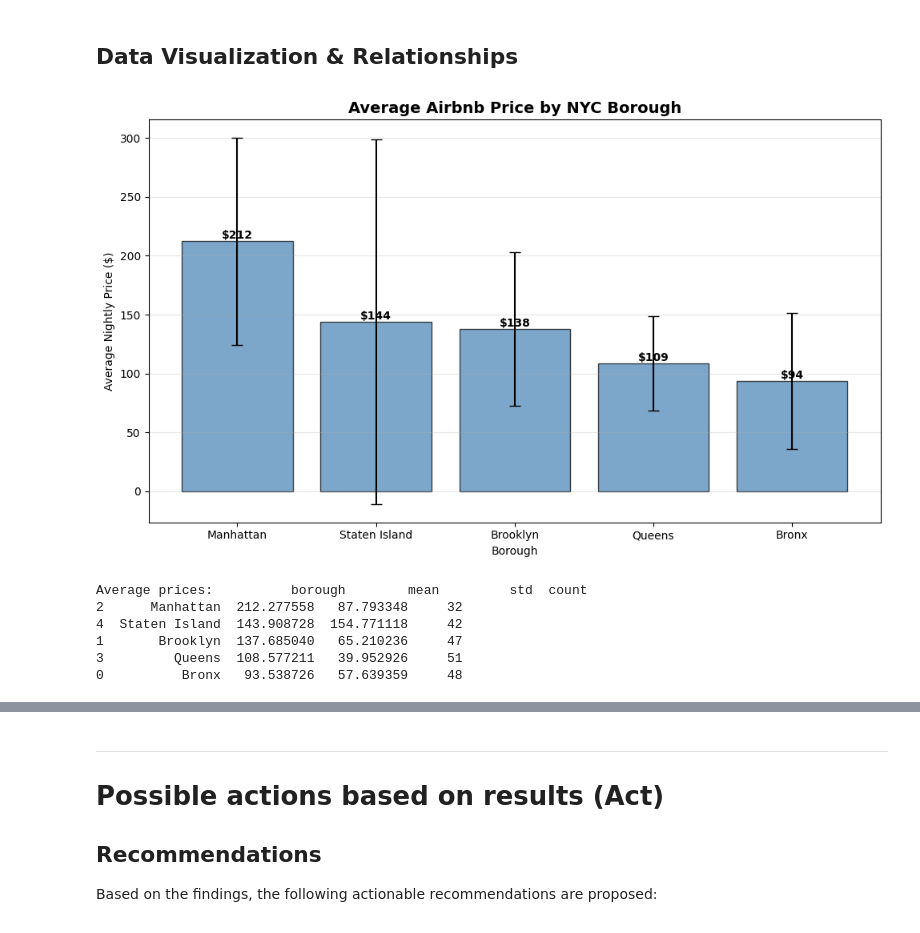
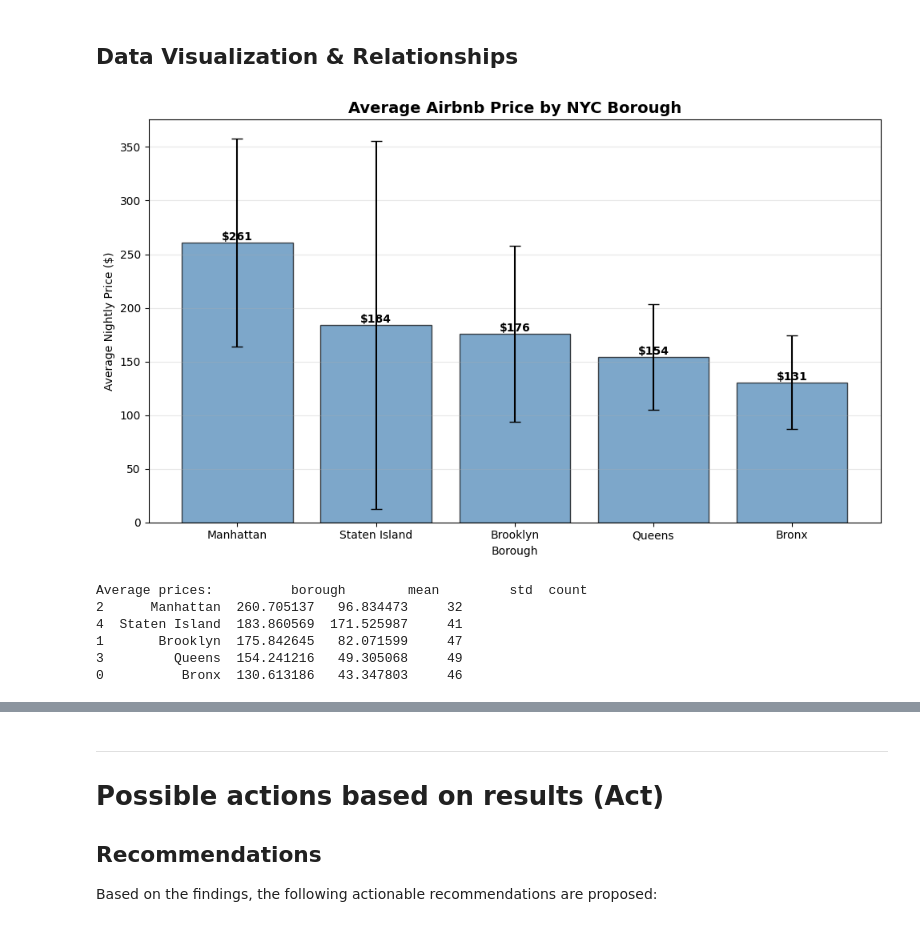
Before and after one commit to nigelyeap/airbnb_nyc, a Jupyter notebook: SC3021 cleaned_ys.ipynb, the cells around one changed output, grey strips where cells are left out. Drawn from its saved outputs; the diff is of its cells as text; code cells hidden in the pictures.

```diff
--- a/SC3021 cleaned_ys.ipynb
+++ b/SC3021 cleaned_ys.ipynb
@@ -1958,7 +1827,7 @@ Before deeper comparisons, we profile the merged neighbourhood-level analysis ta
 # %%
 analysis_cols = [
     'neighbourhood',
-    'average_price',
+    'avg_price_entire_home',
     'shootings_per_10000_2015_2019',
     'mean_arrests_per_1000_2015_2019',
     'trees_per_sq_mile',
@@ -2196,37 +2065,36 @@ Key charts produced during the Analyze phase include:
 ## Data Visualization & Relationships
 # %%
 # Distribution of average price by borough
-import matplotlib.pyplot as plt
 
 # Use borough_analysis which has the borough column
-borough_price = borough_analysis.groupby('borough')['average_price'].agg(['mean', 'std', 'count']).reset_index()
+borough_price = borough_analysis.groupby('borough')['avg_price_entire_home'].agg(['mean', 'std', 'count']).reset_index()
 borough_price = borough_price.sort_values('mean', ascending=False)
 
 fig, ax = plt.subplots(figsize=(10, 6))
 bars = ax.bar(borough_price['borough'], borough_price['mean'], yerr=borough_price['std'], capsize=5, alpha=0.7, color='steelblue', edgecolor='black')
 ax.set_title('Average Airbnb Price by NYC Borough', fontsize=14, fontweight='bold')
 ax.set_ylabel('Average Nightly Price ($)')
 ax.set_xlabel('Borough')
 ax.grid(axis='y', alpha=0.3)
 
 # Add value labels on bars
 for bar in bars:
     height = bar.get_height()
     ax.text(bar.get_x() + bar.get_width()/2., height,
             f'${height:.0f}',
             ha='center', va='bottom', fontweight='bold')
 
 plt.tight_layout()
 plt.show()
 
 print(f'Average prices: {borough_price.to_string()}')
 # %% [output]
-[figure, old version]
+[figure, new version]
 Average prices:          borough        mean         std  count
-2      Manhattan  212.277558   87.793348     32
-4  Staten Island  143.908728  154.771118     42
-1       Brooklyn  137.685040   65.210236     47
-3         Queens  108.577211   39.952926     51
-0          Bronx   93.538726   57.639359     48
+2      Manhattan  260.705137   96.834473     32
+4  Staten Island  183.860569  171.525987     41
+1       Brooklyn  175.842645   82.071599     47
+3         Queens  154.241216   49.305068     49
+0          Bronx  130.613186   43.347803     46
 # %%
 # Relationship panel: Key features vs price (by borough)
```
Also changed, not shown: parts of 61 cells of this notebook, 2 other files.
